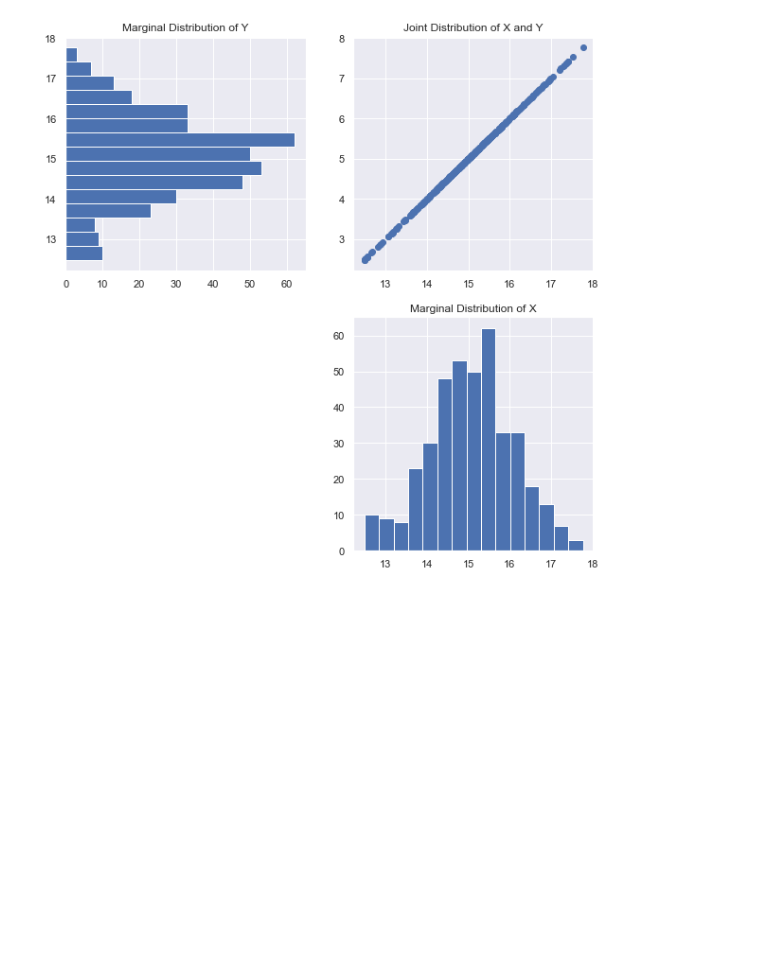
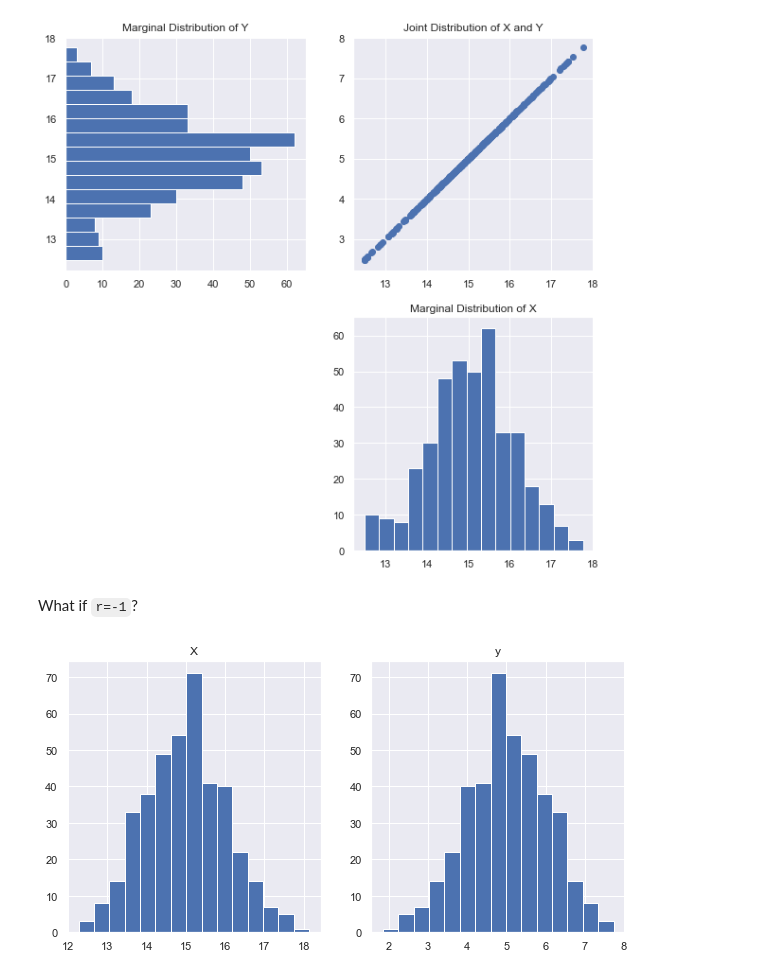
Before and after one commit to anilkunwar/coursera, a Jupyter notebook: Umich_Understanding_and_Visualizing_Data_with_Python/Week3_Multivariate-Distributions.ipynb, the cells around one changed output. Cells and saved outputs as stored; diff of their text form; code cells hidden in the pictures; blank space fills up the shorter version.

```diff
--- a/Umich_Understanding_and_Visualizing_Data_with_Python/Week3_Multivariate-Distributions.ipynb
+++ b/Umich_Understanding_and_Visualizing_Data_with_Python/Week3_Multivariate-Distributions.ipynb
@@ -67,3 +67,33 @@ plt.title("Marginal Distribution of Y")
 plt.show()
 # %% [output]
 [figure]
+# %% [markdown]
+What if `r=-1`?
+# %%
+# Don't worry so much about what rho is doing here
+# Just know if we have a rho of 1 then we will get a perfectly
+# upward sloping line, and if we have a rho of -1, we will get
+# a perfectly downward slopping line. A rho of 0 will
+# get us a 'cloud' of points
+r = -1
+
+# Don't worry so much about the following three lines of code for now
+# this is just getting the data for us to plot
+mean = [15, 5]
+cov = [[1, r], [r, 1]]
+x, y = x, y = np.random.multivariate_normal(mean, cov, 400).T
+# %%
+# Adjust the figure size
+plt.figure(figsize=(10, 5))
+
+# Plot the histograms of X and y next to each other
+plt.subplot(1, 2, 1)
+plt.hist(x, bins=15)
+plt.title("X")
+
+plt.subplot(1, 2, 2)
+plt.hist(y, bins=15)
+plt.title('y')
+plt.show()
+# %% [output]
+[figure, added]
```
Also changed, not shown: parts of 1 cell of this notebook.
